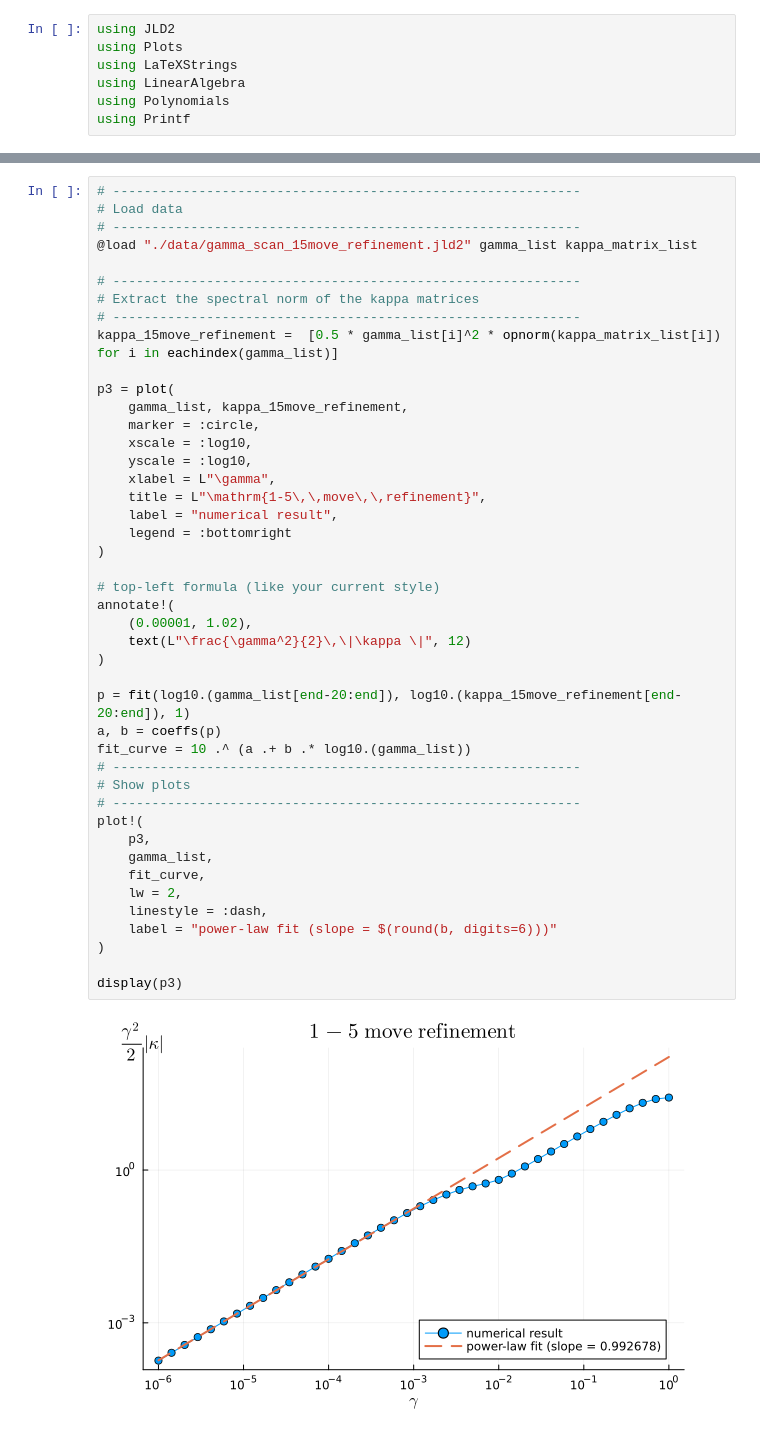
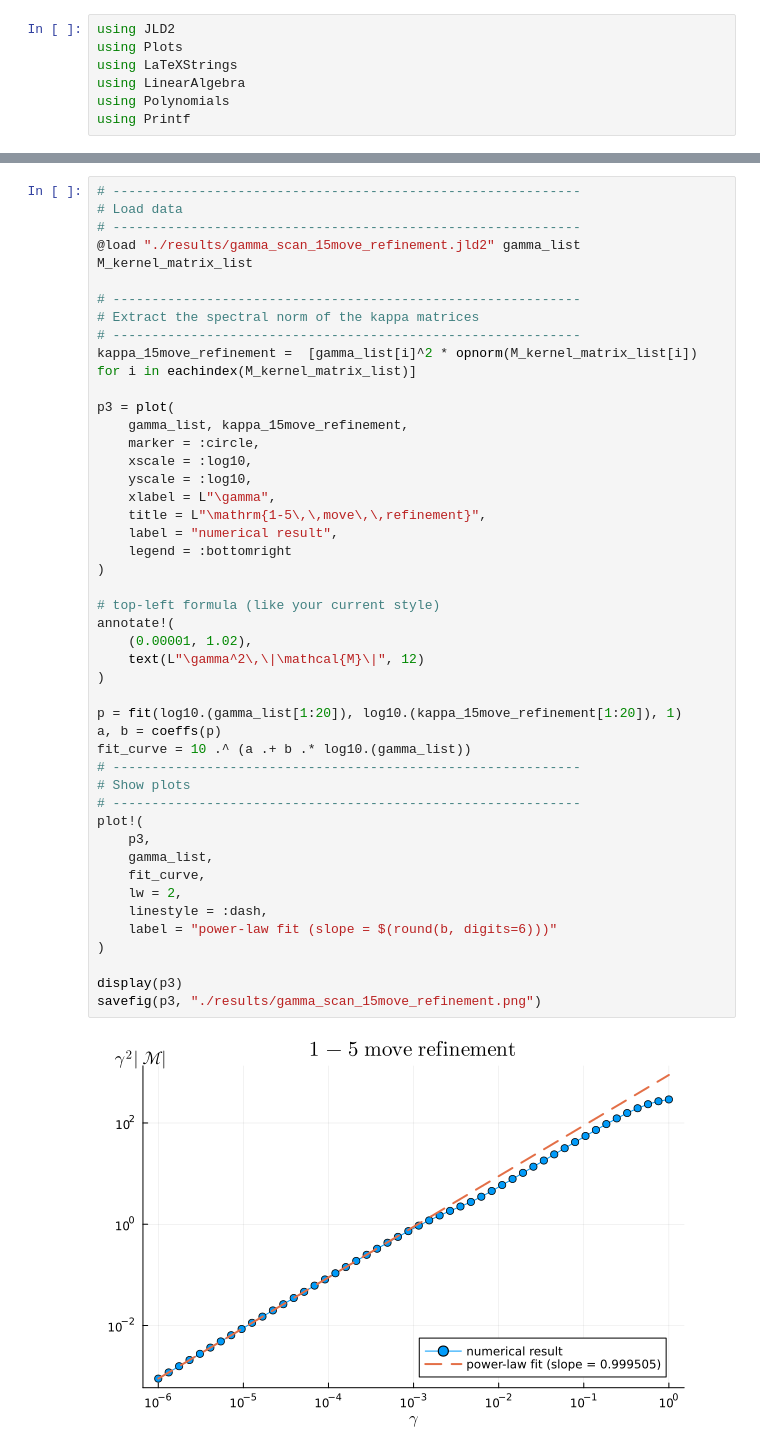
Before and after one commit to qudx54632/Spinfoam-effective-project, a Jupyter notebook: plots.ipynb, the cells around one changed output, grey strips where cells are left out. Drawn from its saved outputs; the diff is of its cells as text.

```diff
--- a/plots.ipynb
+++ b/plots.ipynb
@@ -101,45 +107,46 @@ display(p2)
 # ------------------------------------------------------------
 # Load data
 # ------------------------------------------------------------
-@load "./data/gamma_scan_15move_refinement.jld2" gamma_list kappa_matrix_list
+@load "./results/gamma_scan_15move_refinement.jld2" gamma_list M_kernel_matrix_list
 
 # ------------------------------------------------------------
 # Extract the spectral norm of the kappa matrices
 # ------------------------------------------------------------
-kappa_15move_refinement =  [0.5 * gamma_list[i]^2 * opnorm(kappa_matrix_list[i]) for i in eachindex(gamma_list)]
+kappa_15move_refinement =  [gamma_list[i]^2 * opnorm(M_kernel_matrix_list[i]) for i in eachindex(M_kernel_matrix_list)]
 
 p3 = plot(
     gamma_list, kappa_15move_refinement,
     marker = :circle,
     xscale = :log10,
     yscale = :log10,
     xlabel = L"\gamma",
     title = L"\mathrm{1-5\,\,move\,\,refinement}",
     label = "numerical result",
     legend = :bottomright
 )
 
 # top-left formula (like your current style)
 annotate!(
     (0.00001, 1.02),
-    text(L"\frac{\gamma^2}{2}\,\|\kappa \|", 12)
+    text(L"\gamma^2\,\|\mathcal{M}\|", 12)
 )
 
-p = fit(log10.(gamma_list[end-20:end]), log10.(kappa_15move_refinement[end-20:end]), 1)
+p = fit(log10.(gamma_list[1:20]), log10.(kappa_15move_refinement[1:20]), 1)
 a, b = coeffs(p)
 fit_curve = 10 .^ (a .+ b .* log10.(gamma_list))
 # ------------------------------------------------------------
 # Show plots
 # ------------------------------------------------------------
 plot!(
     p3,
     gamma_list,
     fit_curve,
     lw = 2,
     linestyle = :dash,
     label = "power-law fit (slope = $(round(b, digits=6)))"
 )
 
 display(p3)
+savefig(p3, "./results/gamma_scan_15move_refinement.png")
 # %% [output]
-[figure, old version]
+[figure, new version]
```
Also changed, not shown: parts of 6 cells of this notebook, 17 other files.
